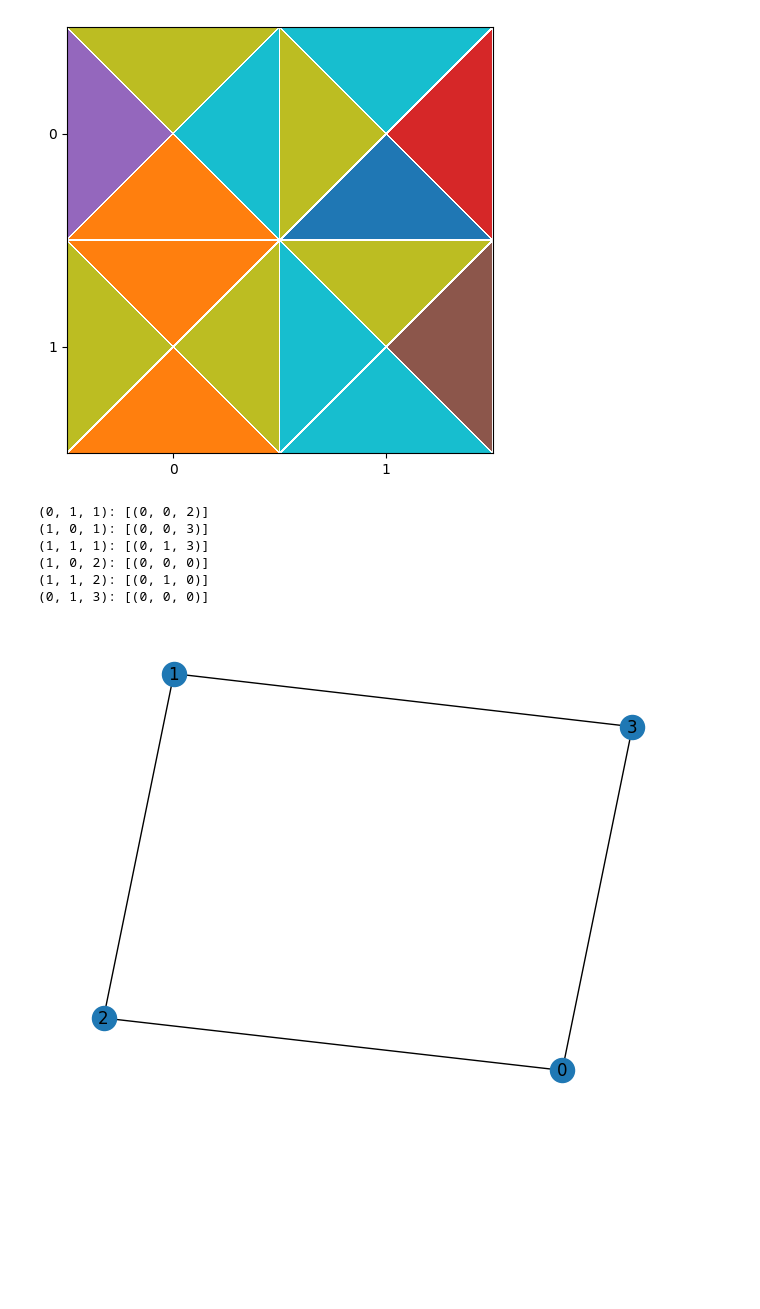
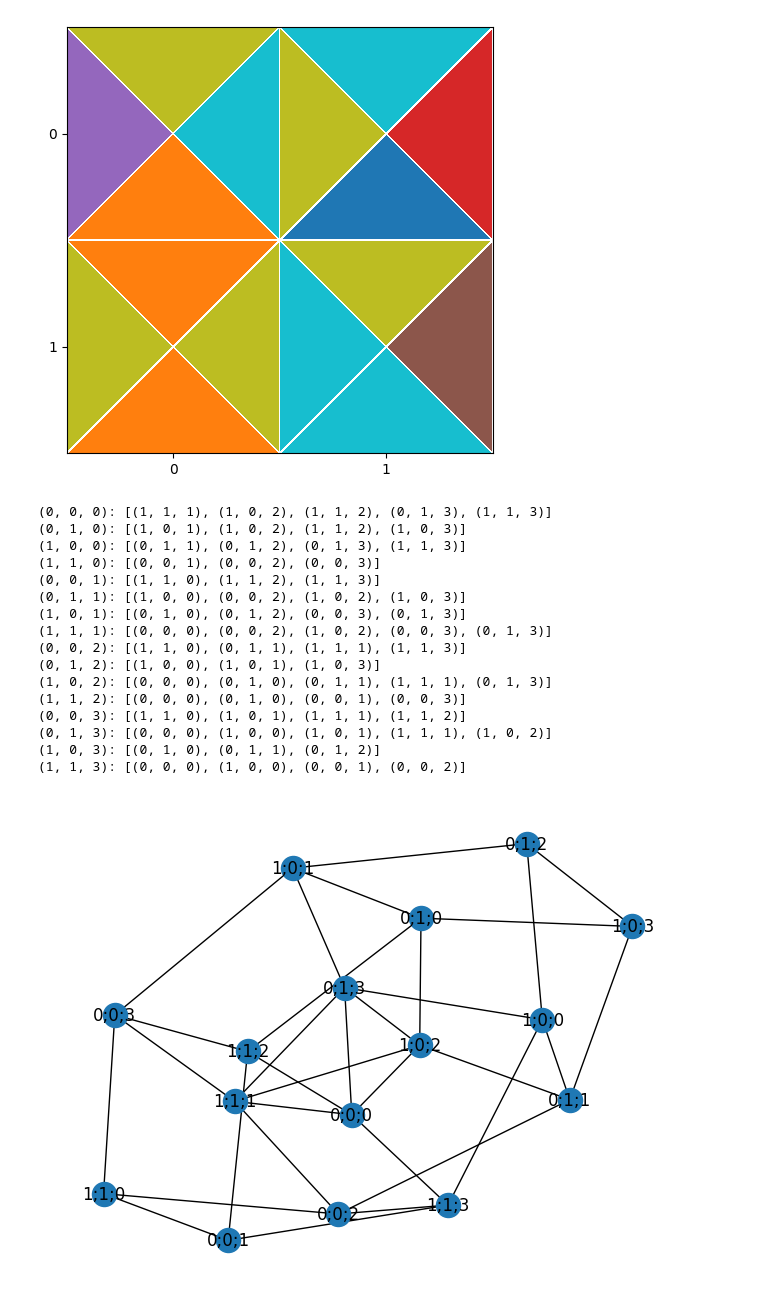
Before and after one commit to Waterboy1602/Masterproef-Code, a Jupyter notebook: TetraVex_Solver.ipynb, the cells around one changed output. Drawn from its saved outputs; the diff is of its cells as text; code cells hidden in the pictures; blank space fills up the shorter version.

```diff
--- a/TetraVex_Solver.ipynb
+++ b/TetraVex_Solver.ipynb
@@ -92,54 +92,64 @@ pieces: {0: [8, 9, 1, 4], 1: [9, 3, 0, 8], 2: [1, 8, 1, 8], 3: [8, 5, 9, 9]}
 # %%
 # Build Graph
 size = len(pieces)
 graph = {}
 for piece1, colors1 in pieces.items():
-    for row in range(sizeBoard):
-        for col in range(sizeBoard):
+    for row1 in range(sizeBoard):
+        for col1 in range(sizeBoard):
             for piece2, colors2 in pieces.items():
-                node1 = (row, col, piece1)
-                node2 = (row, col-1, piece2)
                 if piece1 == piece2:
-                    continue
-                # graph.setdefault(piece1, []).append(piece2)
+                        continue
+                for row2 in range(sizeBoard):
+                    for col2 in range(sizeBoard):
+                        if row1 == row2 and col1 == col2:
+                            continue
+                        node1 = (row1, col1, piece1)
+                        node2 = (row2, col2, piece2)
 
-                if row > 0:
-                    node2 = (row-1, col, piece2)
-                    if colors1[0] != colors2[2]:
-                        continue
-                    graph.setdefault(node1, []).append(node2)
-                    # graph.setdefault(node2, []).append(node1)
+                        graph.setdefault(node1, []).append(node2)
 
+                        if row1-1 == row2 and col1 == col2 \
+                            and colors1[0] != colors2[2]:
+                                graph[node1].remove(node2)
 
-                if col > 0:
-                    node2 = (row, col-1, piece2)
-                    if colors1[3] != colors2[1]:
-                        continue
-                    graph.setdefault(node1, []).append(node2)
-                    # graph.setdefault(node2, []).append(node1)
+                        if row1 == row2-1 and col1 == col2 \
+                            and colors1[2] != colors2[0]:
+                                graph[node1].remove(node2)
 
+                        if row1 == row2 and col1-1 == col2 \
+                            and colors1[3] != colors2[1]:
+                                graph[node1].remove(node2)
 
-                    # or value1[2] == value2[0] \
-                    # or value1[3] == value2[1] or value1[0] == value2[2]:
-
-            # print(str(key1) + " " + str(key2) + " " + str(value1[1]) + " " + str(value2[3]))
-            # print(str(key1) + " " + str(key2) + " " + str(value1[2]) + " " + str(value2[0]))
+                        if row1 == row2 and col1 == col2-1 \
+                            and colors1[1] != colors2[3]:
+                                graph[node1].remove(node2)
 
 for node, edges in graph.items():
     print(str(node) + ": " + str(edges))
 G = nx.Graph()
-G.add_nodes_from(pieces.keys())
 for node, edges in graph.items():
     for edge in edges:
-        G.add_edge(node[2], edge[2])
+        nodeStr = str(node[0]) + ";" + str(node[1]) + ";" + str(node[2])
+        edgeStr = str(edge[0]) + ";" + str(edge[1]) + ";" + str(edge[2])
+        G.add_edge(nodeStr, edgeStr)
 nx.draw(G, with_labels = True)
 plt.show()
 # %% [output]
-(0, 1, 1): [(0, 0, 2)]
-(1, 0, 1): [(0, 0, 3)]
-(1, 1, 1): [(0, 1, 3)]
-(1, 0, 2): [(0, 0, 0)]
-(1, 1, 2): [(0, 1, 0)]
-(0, 1, 3): [(0, 0, 0)]
+(0, 0, 0): [(1, 1, 1), (1, 0, 2), (1, 1, 2), (0, 1, 3), (1, 1, 3)]
+(0, 1, 0): [(1, 0, 1), (1, 0, 2), (1, 1, 2), (1, 0, 3)]
+(1, 0, 0): [(0, 1, 1), (0, 1, 2), (0, 1, 3), (1, 1, 3)]
+(1, 1, 0): [(0, 0, 1), (0, 0, 2), (0, 0, 3)]
+(0, 0, 1): [(1, 1, 0), (1, 1, 2), (1, 1, 3)]
+(0, 1, 1): [(1, 0, 0), (0, 0, 2), (1, 0, 2), (1, 0, 3)]
+(1, 0, 1): [(0, 1, 0), (0, 1, 2), (0, 0, 3), (0, 1, 3)]
+(1, 1, 1): [(0, 0, 0), (0, 0, 2), (1, 0, 2), (0, 0, 3), (0, 1, 3)]
+(0, 0, 2): [(1, 1, 0), (0, 1, 1), (1, 1, 1), (1, 1, 3)]
+(0, 1, 2): [(1, 0, 0), (1, 0, 1), (1, 0, 3)]
+(1, 0, 2): [(0, 0, 0), (0, 1, 0), (0, 1, 1), (1, 1, 1), (0, 1, 3)]
+(1, 1, 2): [(0, 0, 0), (0, 1, 0), (0, 0, 1), (0, 0, 3)]
+(0, 0, 3): [(1, 1, 0), (1, 0, 1), (1, 1, 1), (1, 1, 2)]
+(0, 1, 3): [(0, 0, 0), (1, 0, 0), (1, 0, 1), (1, 1, 1), (1, 0, 2)]
+(1, 0, 3): [(0, 1, 0), (0, 1, 1), (0, 1, 2)]
+(1, 1, 3): [(0, 0, 0), (1, 0, 0), (0, 0, 1), (0, 0, 2)]
-[figure, old version]
+[figure, new version]
 # %%
```
Also changed, not shown: parts of 4 cells of this notebook, 1 other file.
